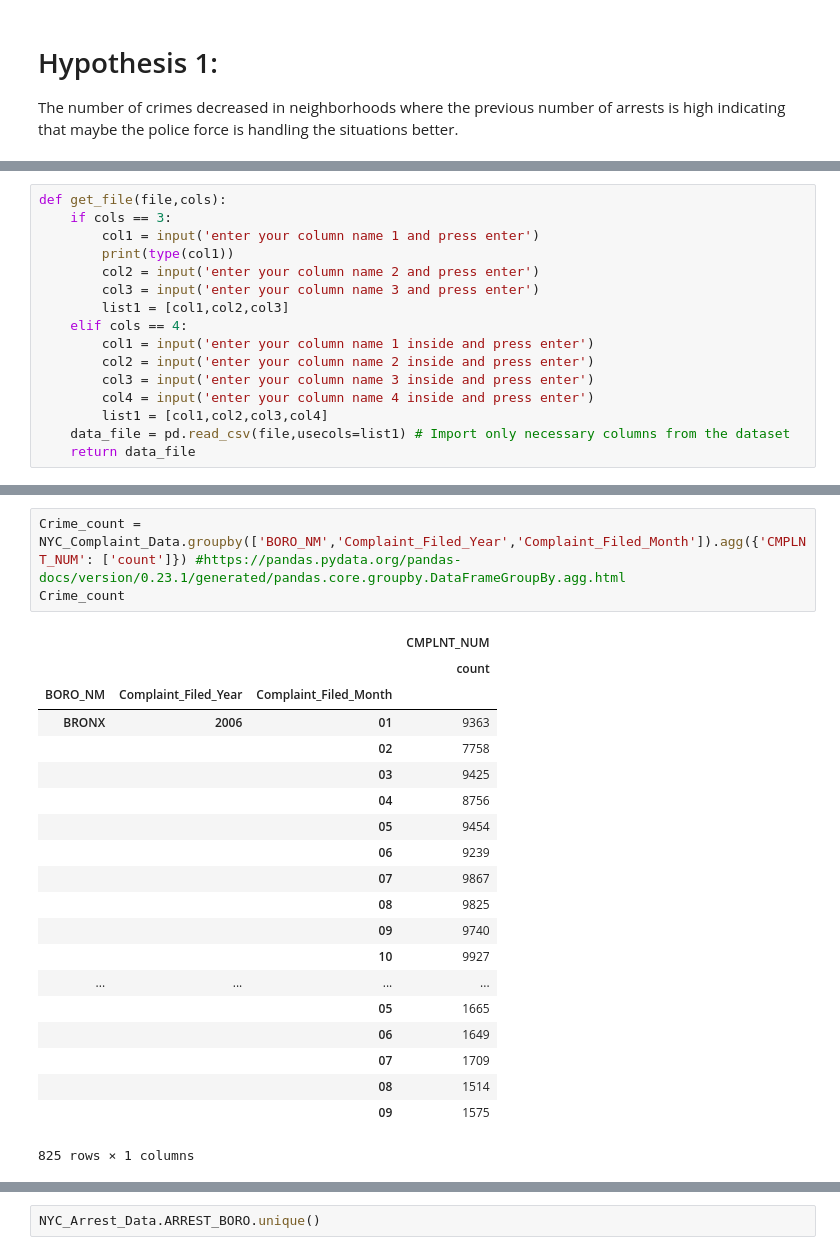
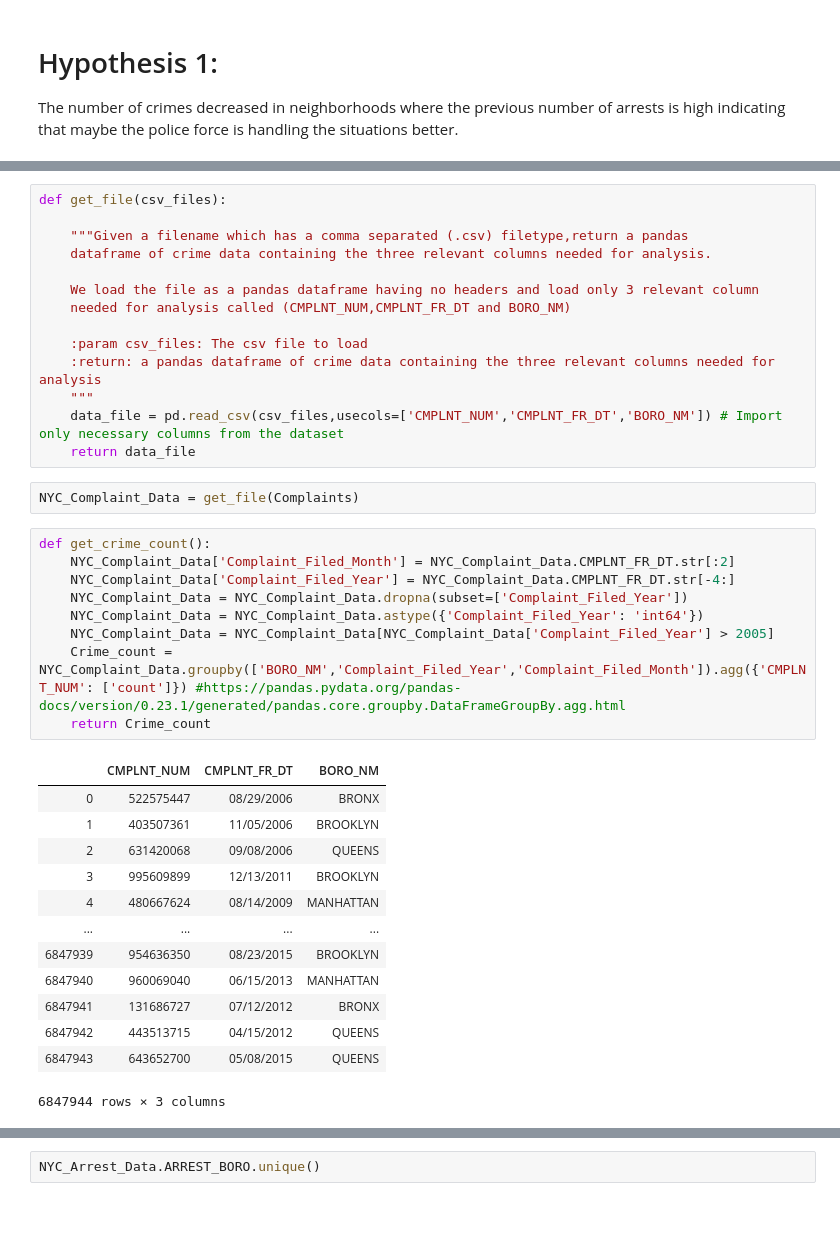
Before and after one commit to rahulrohri/PR_FP_RahulMegha, a Jupyter notebook: Final Project PR_v10.ipynb, the cells around one changed output, grey strips where cells are left out. Drawn from its saved outputs; the diff is of its cells as text; blank space fills up the shorter version.

Commit message:
Updated functions for read_csv

```diff
--- a/Final Project PR_v10.ipynb
+++ b/Final Project PR_v10.ipynb
@@ -40,16 +39,0 @@ NYC_Population = my_dir +  'New_York_City_Population_By_Neighborhood_Tabulation_
-# %%
-def get_file(file,cols):
-    if cols == 3:
-        col1 = input('enter your column name 1 and press enter')
-        print(type(col1))
-        col2 = input('enter your column name 2 and press enter')
-        col3 = input('enter your column name 3 and press enter')
-        list1 = [col1,col2,col3]
-    elif cols == 4:
-        col1 = input('enter your column name 1 inside and press enter')
-        col2 = input('enter your column name 2 inside and press enter')
-        col3 = input('enter your column name 3 inside and press enter')
-        col4 = input('enter your column name 4 inside and press enter')
-        list1 = [col1,col2,col3,col4]
-    data_file = pd.read_csv(file,usecols=list1) # Import only necessary columns from the dataset
-    return data_file
@@ -157,24 +40,39 @@ NYC_Complaint_Data
+# %%
+def get_file(csv_files):
+
+    """Given a filename which has a comma separated (.csv) filetype,return a pandas
+    dataframe of crime data containing the three relevant columns needed for analysis.
+
+    We load the file as a pandas dataframe having no headers and load only 3 relevant column
+    needed for analysis called (CMPLNT_NUM,CMPLNT_FR_DT and BORO_NM)
+
+    :param csv_files: The csv file to load
+    :return: a pandas dataframe of crime data containing the three relevant columns needed for analysis
+    """
+    data_file = pd.read_csv(csv_files,usecols=['CMPLNT_NUM','CMPLNT_FR_DT','BORO_NM']) # Import only necessary columns from the dataset
+    return data_file
+# %%
+NYC_Complaint_Data = get_file(Complaints)
 # %%
-Crime_count = NYC_Complaint_Data.groupby(['BORO_NM','Complaint_Filed_Year','Complaint_Filed_Month']).agg({'CMPLNT_NUM': ['count']}) #https://pandas.pydata.org/pandas-docs/version/0.23.1/generated/pandas.core.groupby.DataFrameGroupBy.agg.html
-Crime_count
+def get_crime_count():
+    NYC_Complaint_Data['Complaint_Filed_Month'] = NYC_Complaint_Data.CMPLNT_FR_DT.str[:2]
+    NYC_Complaint_Data['Complaint_Filed_Year'] = NYC_Complaint_Data.CMPLNT_FR_DT.str[-4:]
+    NYC_Complaint_Data = NYC_Complaint_Data.dropna(subset=['Complaint_Filed_Year'])
+    NYC_Complaint_Data = NYC_Complaint_Data.astype({'Complaint_Filed_Year': 'int64'})
+    NYC_Complaint_Data = NYC_Complaint_Data[NYC_Complaint_Data['Complaint_Filed_Year'] > 2005]
+    Crime_count = NYC_Complaint_Data.groupby(['BORO_NM','Complaint_Filed_Year','Complaint_Filed_Month']).agg({'CMPLNT_NUM': ['count']}) #https://pandas.pydata.org/pandas-docs/version/0.23.1/generated/pandas.core.groupby.DataFrameGroupBy.agg.html
+    return Crime_count
 # %% [output]
-|  |  |  | CMPLNT_NUM |
-|  |  |  | count |
-| BORO_NM | Complaint_Filed_Year | Complaint_Filed_Month |  |
-| BRONX | 2006 | 01 | 9363 |
-|  |  | 02 | 7758 |
-|  |  | 03 | 9425 |
-|  |  | 04 | 8756 |
-|  |  | 05 | 9454 |
-|  |  | 06 | 9239 |
-|  |  | 07 | 9867 |
-|  |  | 08 | 9825 |
-|  |  | 09 | 9740 |
-|  |  | 10 | 9927 |
+|  | CMPLNT_NUM | CMPLNT_FR_DT | BORO_NM |
+| 0 | 522575447 | 08/29/2006 | BRONX |
+| 1 | 403507361 | 11/05/2006 | BROOKLYN |
+| 2 | 631420068 | 09/08/2006 | QUEENS |
+| 3 | 995609899 | 12/13/2011 | BROOKLYN |
+| 4 | 480667624 | 08/14/2009 | MANHATTAN |
 | ... | ... | ... | ... |
-|  |  | 05 | 1665 |
-|  |  | 06 | 1649 |
-|  |  | 07 | 1709 |
-|  |  | 08 | 1514 |
-|  |  | 09 | 1575 |
+| 6847939 | 954636350 | 08/23/2015 | BROOKLYN |
+| 6847940 | 960069040 | 06/15/2013 | MANHATTAN |
+| 6847941 | 131686727 | 07/12/2012 | BRONX |
+| 6847942 | 443513715 | 04/15/2012 | QUEENS |
+| 6847943 | 643652700 | 05/08/2015 | QUEENS |
-825 rows × 1 columns
+6847944 rows × 3 columns
```
Also changed, not shown: parts of 48 cells of this notebook.
